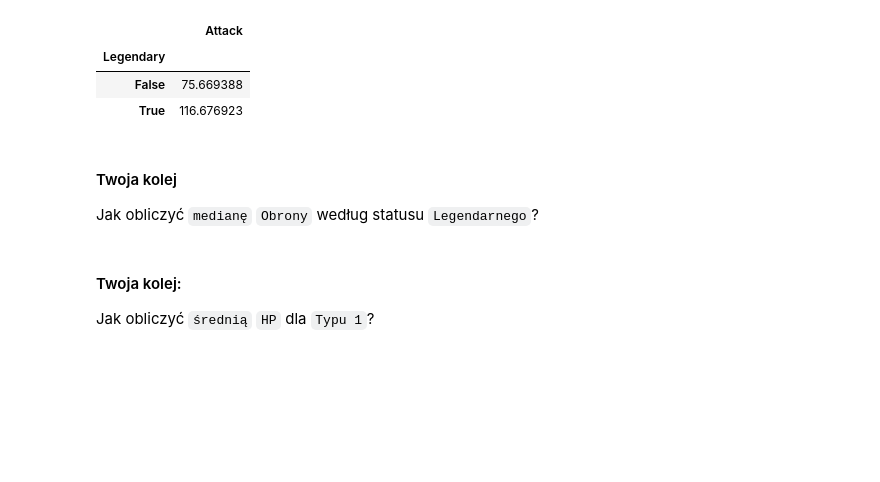
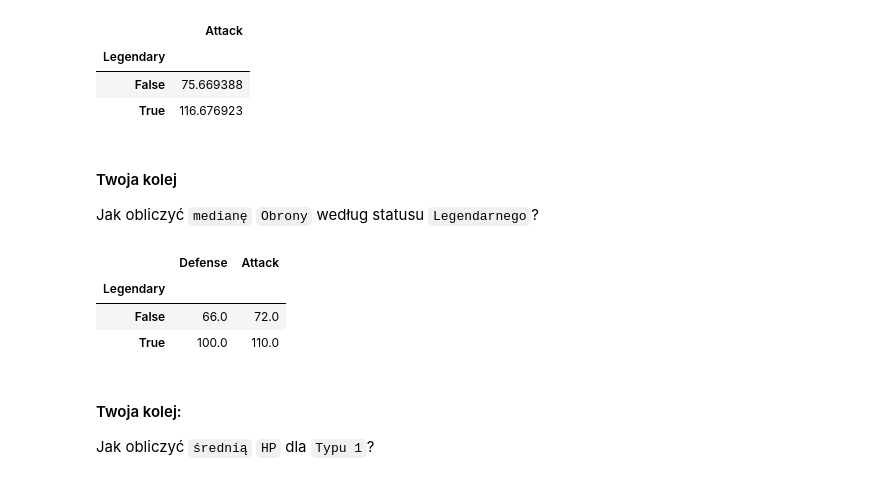
Before and after one commit to kflisikowsky/sad, a Jupyter notebook: 02-review2.ipynb, the cells around one changed output. Saved outputs shown, nothing was run; the diff lists cells and outputs as text; code cells hidden in the pictures; blank space fills up the shorter version.

```diff
--- a/02-review2.ipynb
+++ b/02-review2.ipynb
@@ -283,6 +262,12 @@ df_pokemon[['Legendary', 'Attack']].groupby("Legendary").mean()
 Jak obliczyć `medianę` `Obrony` według statusu `Legendarnego`?
 # %%
 ### Twoje rozwiązanie tutaj
+df_pokemon[['Legendary','Defense','Attack']].groupby("Legendary").median()
+# %% [output]
+|  | Defense | Attack |
+| Legendary |  |  |
+| False | 66.0 | 72.0 |
+| True | 100.0 | 110.0 |
 # %%
 # Odkomentuj następującą linię, aby zobaczyć rozwiązanie:
 # %load ./solutions/solution5.py
```
Also changed, not shown: parts of 3 cells of this notebook, 2 other files.
